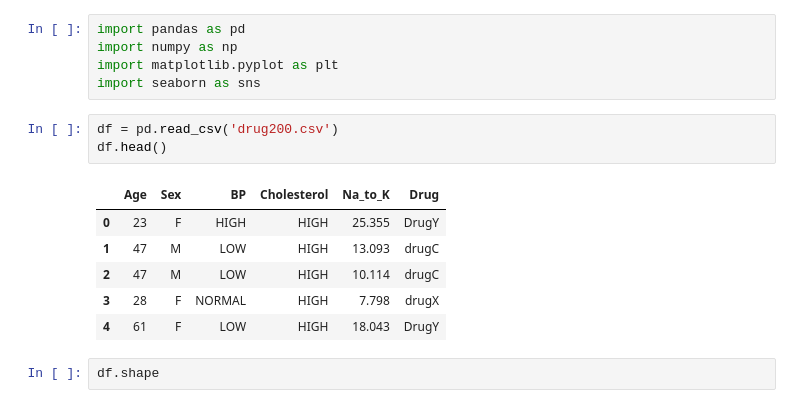
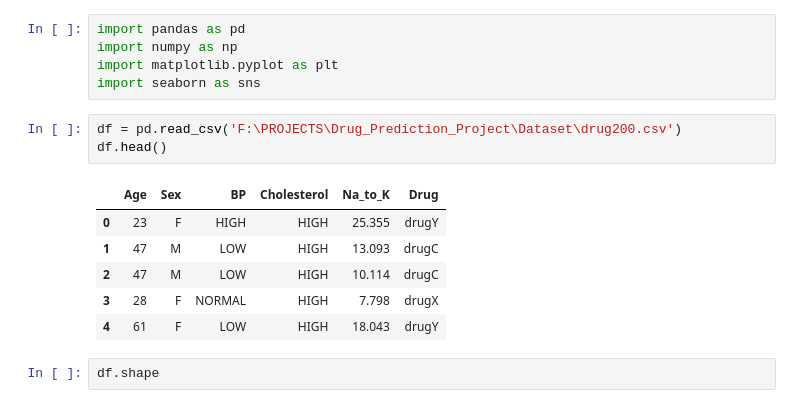
Before and after one commit to Anshidtp/Drug_Prediction_Project, a Jupyter notebook: Notebook/Drug_classification (1).ipynb, the cells around one changed output. Saved outputs shown, nothing was run; the diff lists cells and outputs as text.

```diff
--- a/Notebook/Drug_classification (1).ipynb
+++ b/Notebook/Drug_classification (1).ipynb
@@ -4,15 +4,15 @@ import numpy as np
 import matplotlib.pyplot as plt
 import seaborn as sns
 # %%
-df = pd.read_csv('drug200.csv')
+df = pd.read_csv('F:\PROJECTS\Drug_Prediction_Project\Dataset\drug200.csv')
 df.head()
 # %% [output]
 |  | Age | Sex | BP | Cholesterol | Na_to_K | Drug |
-| 0 | 23 | F | HIGH | HIGH | 25.355 | DrugY |
+| 0 | 23 | F | HIGH | HIGH | 25.355 | drugY |
 | 1 | 47 | M | LOW | HIGH | 13.093 | drugC |
 | 2 | 47 | M | LOW | HIGH | 10.114 | drugC |
 | 3 | 28 | F | NORMAL | HIGH | 7.798 | drugX |
-| 4 | 61 | F | LOW | HIGH | 18.043 | DrugY |
+| 4 | 61 | F | LOW | HIGH | 18.043 | drugY |
 # %%
 df.shape
 # %% [output]
```
Also changed, not shown: parts of 25 cells of this notebook, 12 other files.
